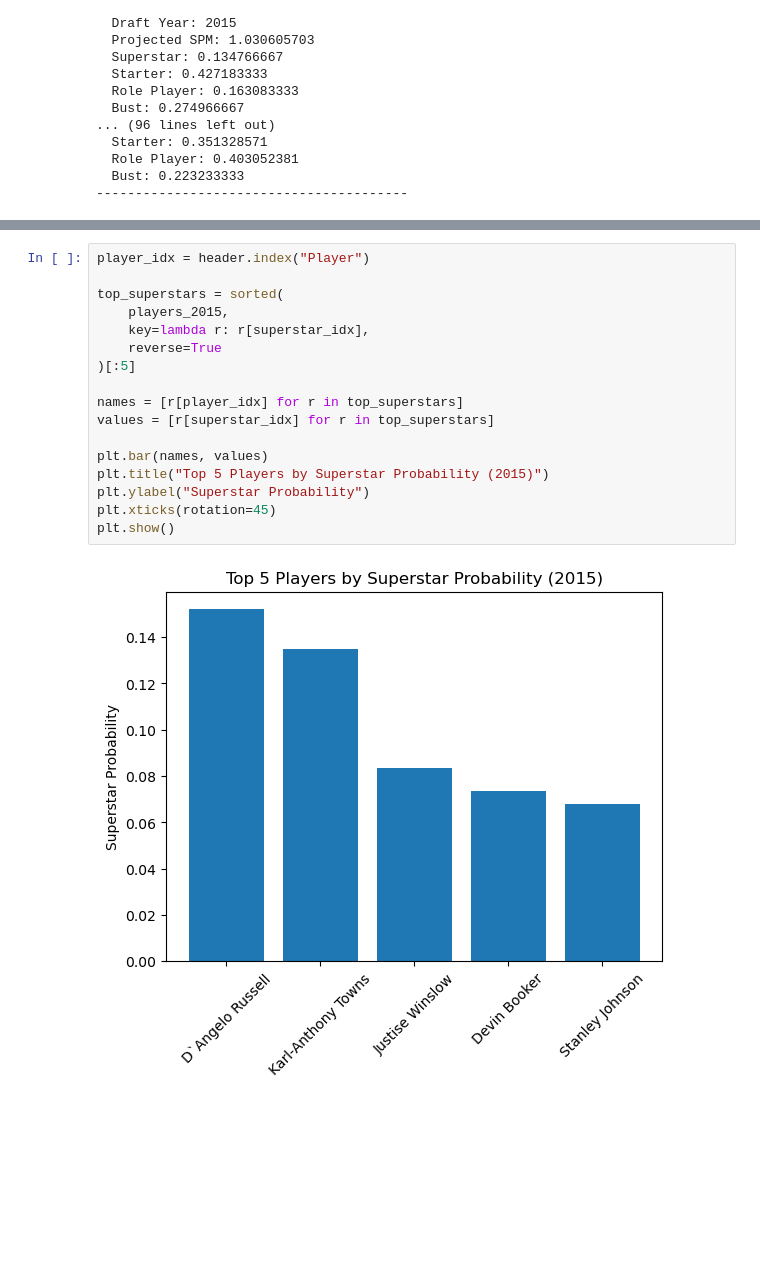
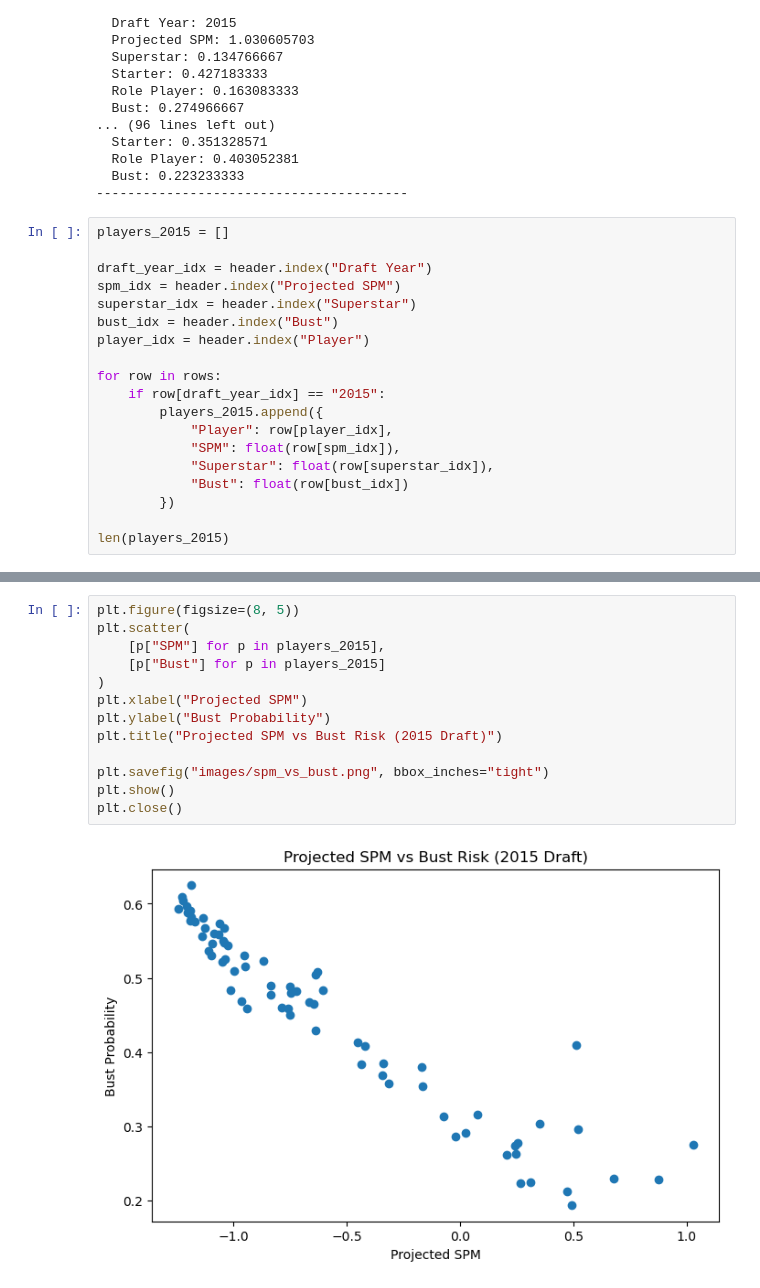
Before and after one commit to hunterthompson247/CS130-project, a Jupyter notebook: analysis.ipynb, the cells around one changed output, grey strips where cells are left out. Cells and saved outputs as stored; diff of their text form; blank space fills up the shorter version.

```diff
--- a/analysis.ipynb
+++ b/analysis.ipynb
@@ -164,3 +164,22 @@ Rank 1
   Role Player: 0.403052381
   Bust: 0.223233333
 ----------------------------------------
+# %%
+players_2015 = []
+
+draft_year_idx = header.index("Draft Year")
+spm_idx = header.index("Projected SPM")
+superstar_idx = header.index("Superstar")
+bust_idx = header.index("Bust")
+player_idx = header.index("Player")
+
+for row in rows:
+    if row[draft_year_idx] == "2015":
+        players_2015.append({
+            "Player": row[player_idx],
+            "SPM": float(row[spm_idx]),
+            "Superstar": float(row[superstar_idx]),
+            "Bust": float(row[bust_idx])
+        })
+
+len(players_2015)
@@ -191,19 +225,15 @@ plt.show()
 # %%
-player_idx = header.index("Player")
+plt.figure(figsize=(8, 5))
+plt.scatter(
+    [p["SPM"] for p in players_2015],
+    [p["Bust"] for p in players_2015]
+)
+plt.xlabel("Projected SPM")
+plt.ylabel("Bust Probability")
+plt.title("Projected SPM vs Bust Risk (2015 Draft)")
 
-top_superstars = sorted(
-    players_2015,
-    key=lambda r: r[superstar_idx],
-    reverse=True
-)[:5]
-
-names = [r[player_idx] for r in top_superstars]
-values = [r[superstar_idx] for r in top_superstars]
-
-plt.bar(names, values)
-plt.title("Top 5 Players by Superstar Probability (2015)")
-plt.ylabel("Superstar Probability")
-plt.xticks(rotation=45)
+plt.savefig("images/spm_vs_bust.png", bbox_inches="tight")
 plt.show()
+plt.close()
 # %% [output]
-[figure, old version]
+[figure, new version]
```
Also changed, not shown: parts of 5 cells of this notebook, 1 other file.
